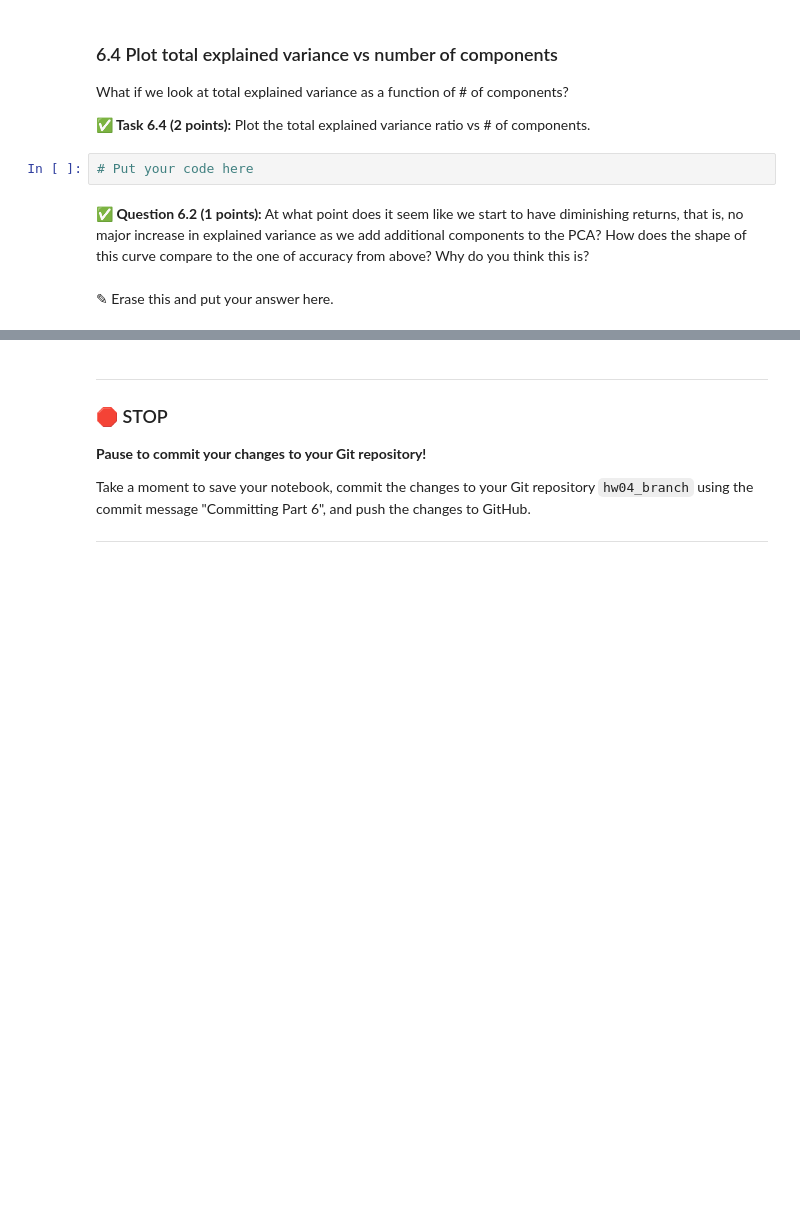
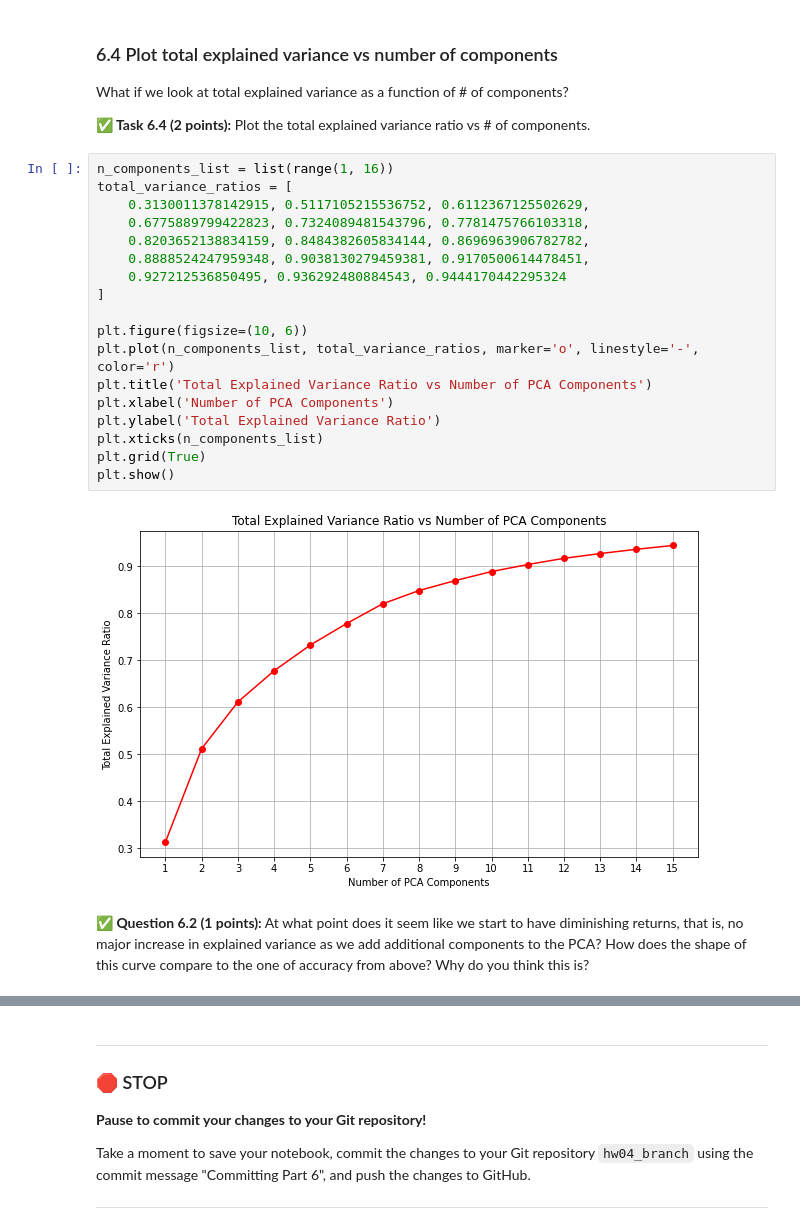
Before and after one commit to Sleepah/CMSE202-f23-turnin, a Jupyter notebook: hw-04/HW-04_PerceptronSVMandPCA-STUDENT.ipynb, the cells around one changed output, grey strips where cells are left out. Cells and saved outputs as stored; diff of their text form; blank space fills up the shorter version.

```diff
--- a/hw-04/HW-04_PerceptronSVMandPCA-STUDENT.ipynb
+++ b/hw-04/HW-04_PerceptronSVMandPCA-STUDENT.ipynb
@@ -572,9 +635,25 @@ Now that we have those numbers, it makes sense to look at the accuracy vs # of c
 What if we look at total explained variance as a function of # of components?
 
 **&#9989; Task 6.4 (2 points):** Plot the total explained variance ratio vs # of components.
-# %%
-# Put your code here
+# %%
+n_components_list = list(range(1, 16))
+total_variance_ratios = [
+    0.3130011378142915, 0.5117105215536752, 0.6112367125502629,
+    0.6775889799422823, 0.7324089481543796, 0.7781475766103318,
+    0.8203652138834159, 0.8484382605834144, 0.8696963906782782,
+    0.8888524247959348, 0.9038130279459381, 0.9170500614478451,
+    0.927212536850495, 0.936292480884543, 0.9444170442295324
+]
+
+plt.figure(figsize=(10, 6))
+plt.plot(n_components_list, total_variance_ratios, marker='o', linestyle='-', color='r')
+plt.title('Total Explained Variance Ratio vs Number of PCA Components')
+plt.xlabel('Number of PCA Components')
+plt.ylabel('Total Explained Variance Ratio')
+plt.xticks(n_components_list)
+plt.grid(True)
+plt.show()
+# %% [output]
+[figure, added]
 # %% [markdown]
 **&#9989; Question 6.2 (1 points):** At what point does it seem like we start to have diminishing returns, that is, no major increase in explained variance as we add additional components to the PCA? How does the shape of this curve compare to the one of accuracy from above? Why do you think this is?
-# %% [markdown]
-<font size=+3>&#9998;</font> Erase this and put your answer here.
```
Also changed, not shown: parts of 9 cells of this notebook.
